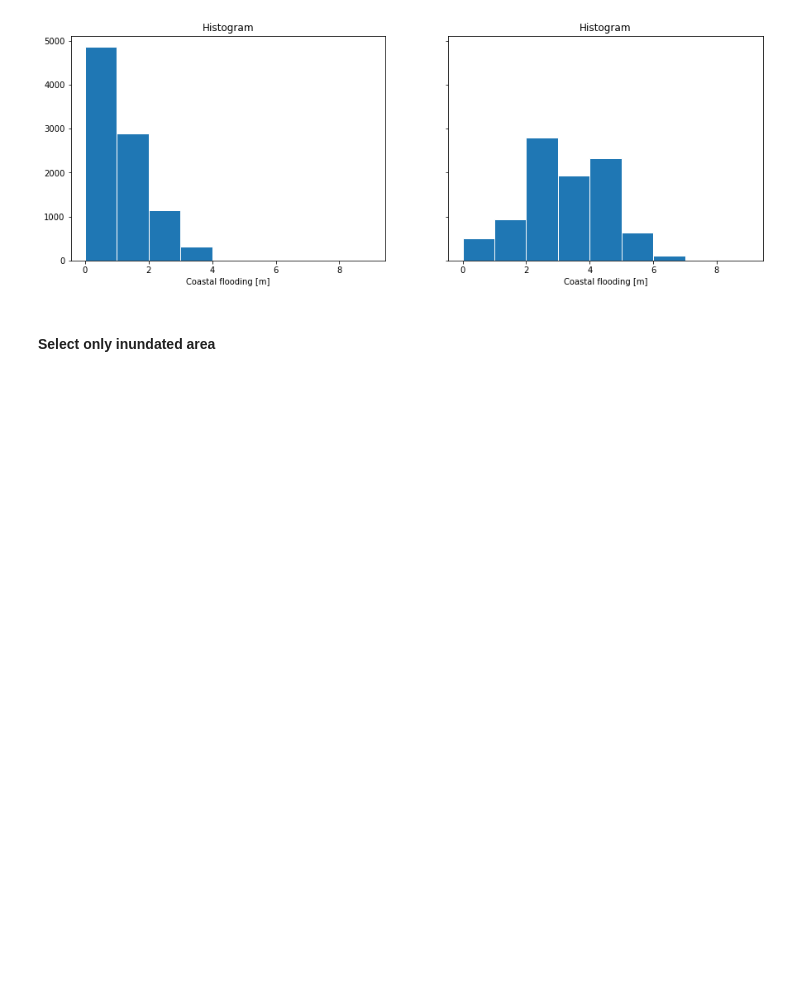
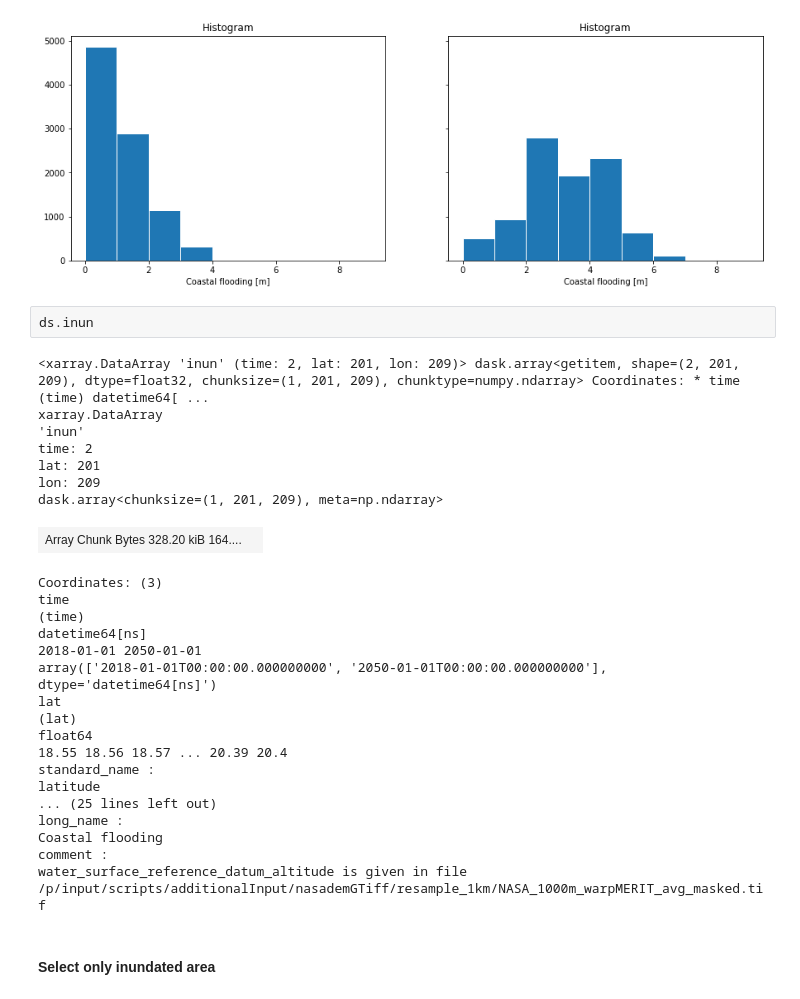
Before and after one commit to mmcfarland/pc-notebook-scratch, a Jupyter notebook: deltares/flood-multi-year.ipynb, the cells around one changed output. Cells and saved outputs as stored; diff of their text form; blank space fills up the shorter version.

```diff
--- a/deltares/flood-multi-year.ipynb
+++ b/deltares/flood-multi-year.ipynb
@@ -144,6 +144,34 @@ for i in range(2):
 plt.show()
 # %% [output]
 [figure]
+# %%
+ds.inun
+# %% [output]
+<xarray.DataArray 'inun' (time: 2, lat: 201, lon: 209)> dask.array<getitem, shape=(2, 201, 209), dtype=float32, chunksize=(1, 201, 209), chunktype=numpy.ndarray> Coordinates: * time (time) datetime64[ ...
+xarray.DataArray
+'inun'
+time: 2
+lat: 201
+lon: 209
+dask.array<chunksize=(1, 201, 209), meta=np.ndarray>
+| Array Chunk Bytes 328.20 kiB 164.... |  |
+Coordinates: (3)
+time
+(time)
+datetime64[ns]
+2018-01-01 2050-01-01
+array(['2018-01-01T00:00:00.000000000', '2050-01-01T00:00:00.000000000'], dtype='datetime64[ns]')
+lat
+(lat)
+float64
+18.55 18.56 18.57 ... 20.39 20.4
+standard_name :
+latitude
+... (25 lines left out)
+long_name :
+Coastal flooding
+comment :
+water_surface_reference_datum_altitude is given in file /p/input/scripts/additionalInput/nasademGTiff/resample_1km/NASA_1000m_warpMERIT_avg_masked.tif
 # %% [markdown]
 #### Select only inundated area
 # %%
```
Also changed, not shown: parts of 1 cell of this notebook, 4 other files.
